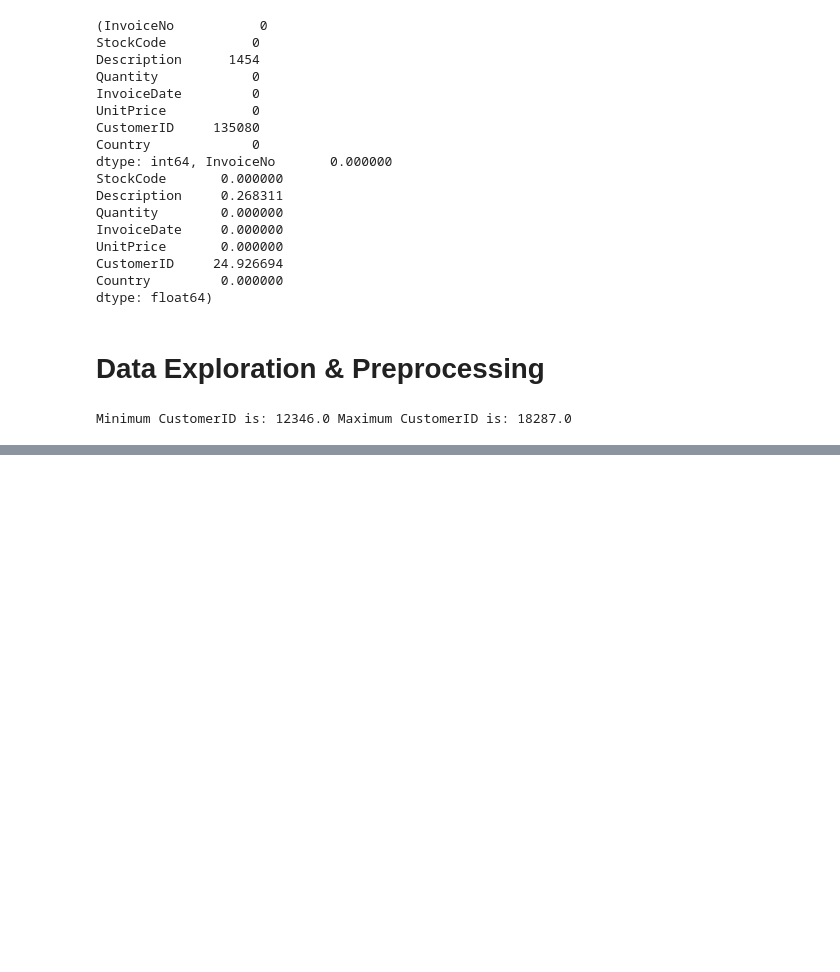
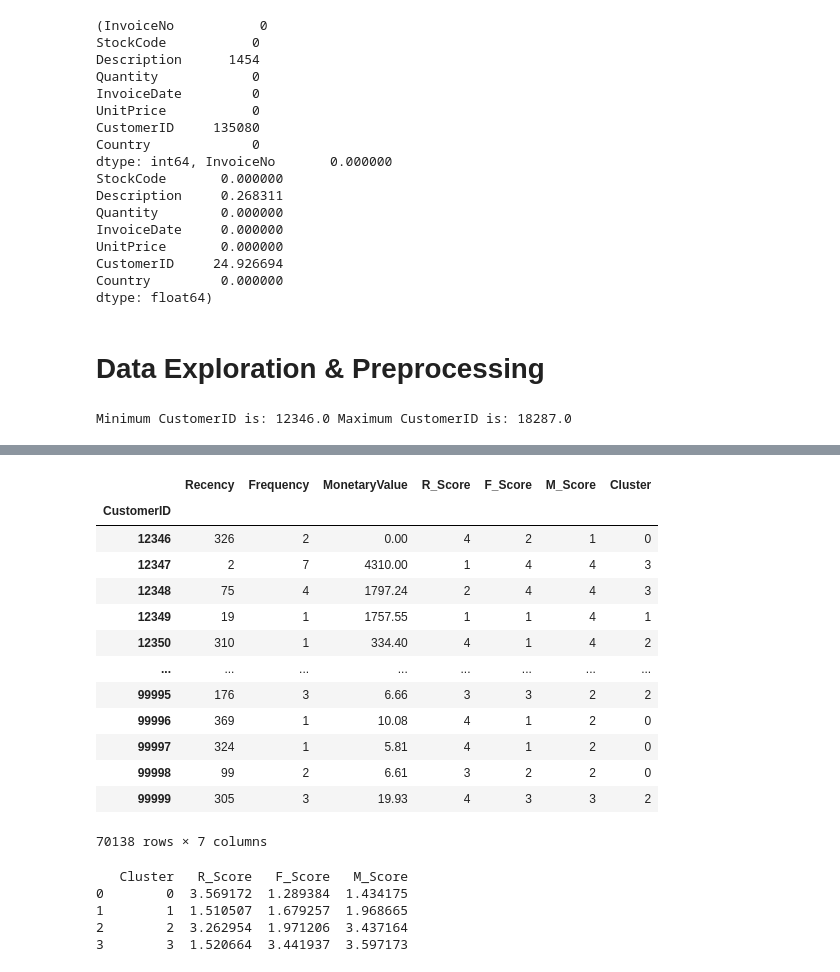
Before and after one commit to omc02/customer-segmentation, a Jupyter notebook: Customer Segmentation.ipynb, the cells around one changed output, grey strips where cells are left out. Cells and saved outputs as stored; diff of their text form; code cells hidden in the pictures; blank space fills up the shorter version.

```diff
--- a/Customer Segmentation.ipynb
+++ b/Customer Segmentation.ipynb
@@ -158,0 +339,44 @@ array(['United Kingdom', 'France', 'Australia', 'Netherlands', 'Germany',
+# %%
+# Perform K-means clustering with best K
+clusters_kmeans = KMeans(n_clusters=4, n_init=10, random_state=42)
+df_rfm['Cluster'] = clusters_kmeans.fit_predict(X)
+# %%
+df_rfm
+# %% [output]
+|  | Recency | Frequency | MonetaryValue | R_Score | F_Score | M_Score | Cluster |
+| CustomerID |  |  |  |  |  |  |  |
+| 12346 | 326 | 2 | 0.00 | 4 | 2 | 1 | 0 |
+| 12347 | 2 | 7 | 4310.00 | 1 | 4 | 4 | 3 |
+| 12348 | 75 | 4 | 1797.24 | 2 | 4 | 4 | 3 |
+| 12349 | 19 | 1 | 1757.55 | 1 | 1 | 4 | 1 |
+| 12350 | 310 | 1 | 334.40 | 4 | 1 | 4 | 2 |
+| ... | ... | ... | ... | ... | ... | ... | ... |
+| 99995 | 176 | 3 | 6.66 | 3 | 3 | 2 | 2 |
+| 99996 | 369 | 1 | 10.08 | 4 | 1 | 2 | 0 |
+| 99997 | 324 | 1 | 5.81 | 4 | 1 | 2 | 0 |
+| 99998 | 99 | 2 | 6.61 | 3 | 2 | 2 | 0 |
+| 99999 | 305 | 3 | 19.93 | 4 | 3 | 3 | 2 |
+70138 rows × 7 columns
+# %%
+# Interpreting Clustrers
+
+# Assuming 'Cluster', 'R_Score', 'F_Score', and 'M_Score' are columns in df_rfm
+# Convert categorical scores to numerical if they are not already
+df_rfm['R_Score'] = df_rfm['R_Score'].astype(int)
+df_rfm['F_Score'] = df_rfm['F_Score'].astype(int)
+df_rfm['M_Score'] = df_rfm['M_Score'].astype(int)
+
+# Group by cluster and calculate mean values
+cluster_summary = df_rfm.groupby('Cluster').agg({
+    'R_Score': 'mean',
+    'F_Score': 'mean',
+    'M_Score': 'mean'
+}).reset_index()
+
+print(cluster_summary)
+# %% [output]
+   Cluster   R_Score   F_Score   M_Score
+0        0  3.569172  1.289384  1.434175
+1        1  1.510507  1.679257  1.968665
+2        2  3.262954  1.971206  3.437164
+3        3  1.520664  3.441937  3.597173
```
Also changed, not shown: parts of 25 cells of this notebook.
